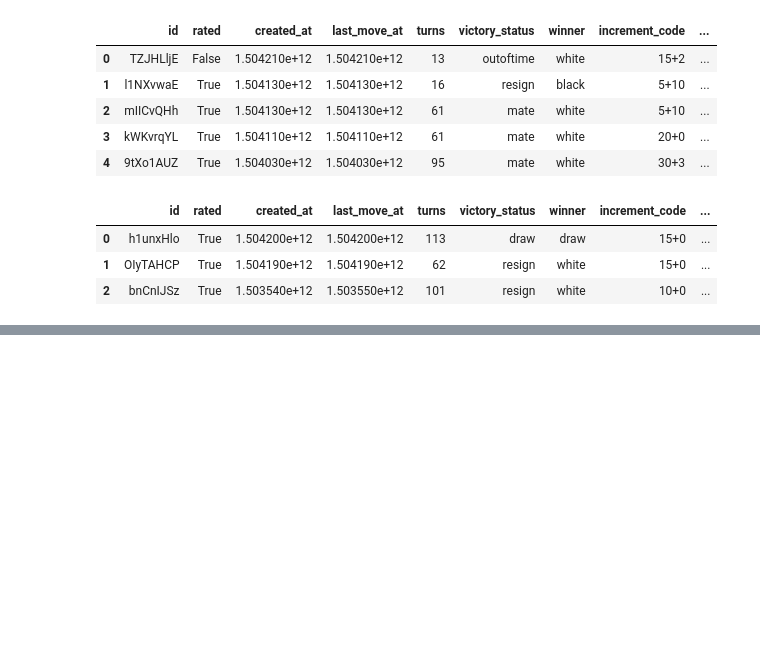
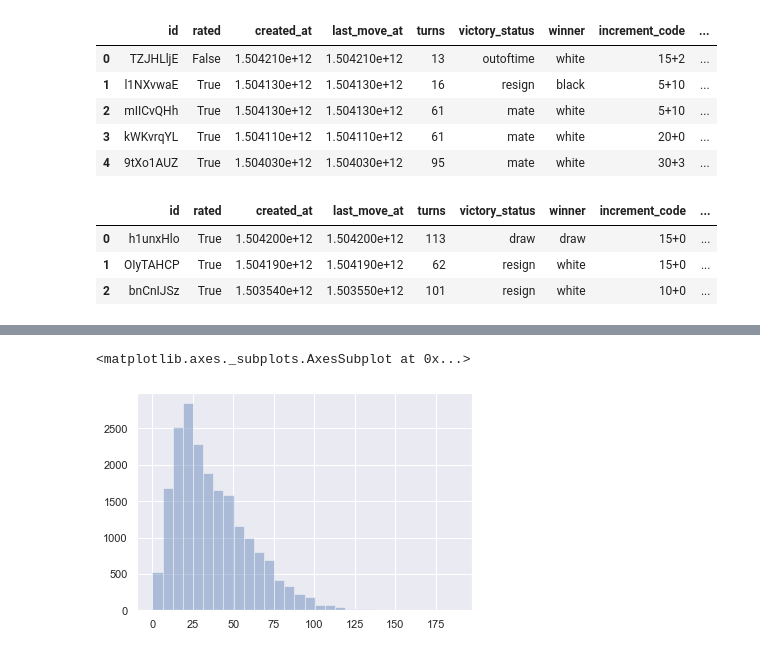
Before and after one commit to AustereTriceratops/Chess, a Jupyter notebook: dataset_analysis.ipynb, the cells around one changed output, grey strips where cells are left out. Cells and saved outputs as stored; diff of their text form; code cells hidden in the pictures; blank space fills up the shorter version.

```diff
--- a/dataset_analysis.ipynb
+++ b/dataset_analysis.ipynb
@@ -71,0 +92,30 @@ sns.barplot(x = move_frequencies.keys(), y = move_frequencies.array)
+# %%
+def string_to_moves(string):
+
+    moves = []
+
+    while " " in string:
+        ind = string.find(" ")
+        moves.append(string[0 : ind])
+        string = string[ind+1:]
+    moves.append(string)
+    return moves
+
+def move_of_first_capture(moves):
+    i = 1
+
+    for move in moves:
+        if "x" in move:
+            return i
+        i += 1
+
+    return 0
+
+def movestring_to_game(movestring):
+    moves = string_to_moves(movestring)
+    game = chess.Board()
+
+    for move in moves:
+        game.push_san(move)
+
+    return game
@@ -71,0 +131,8 @@ sns.barplot(x = move_frequencies.keys(), y = move_frequencies.array)
+# %%
+capture_data = games.loc[:, "moves"].apply(lambda x: move_of_first_capture(x)).array
+
+sns.set()
+sns.distplot(capture_data, bins=30, kde=False)
+# %% [output]
+<matplotlib.axes._subplots.AxesSubplot at 0x...>
+[figure, added]
```
Also changed, not shown: parts of 13 cells of this notebook.
